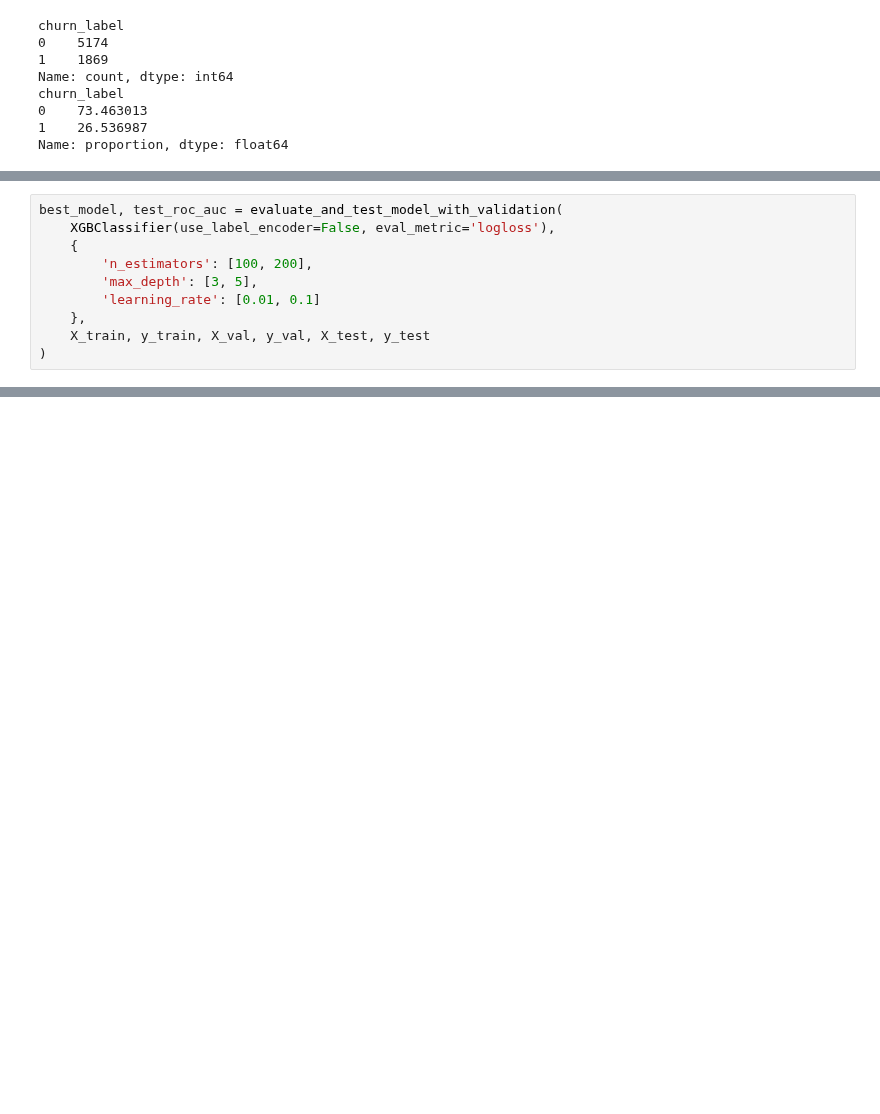
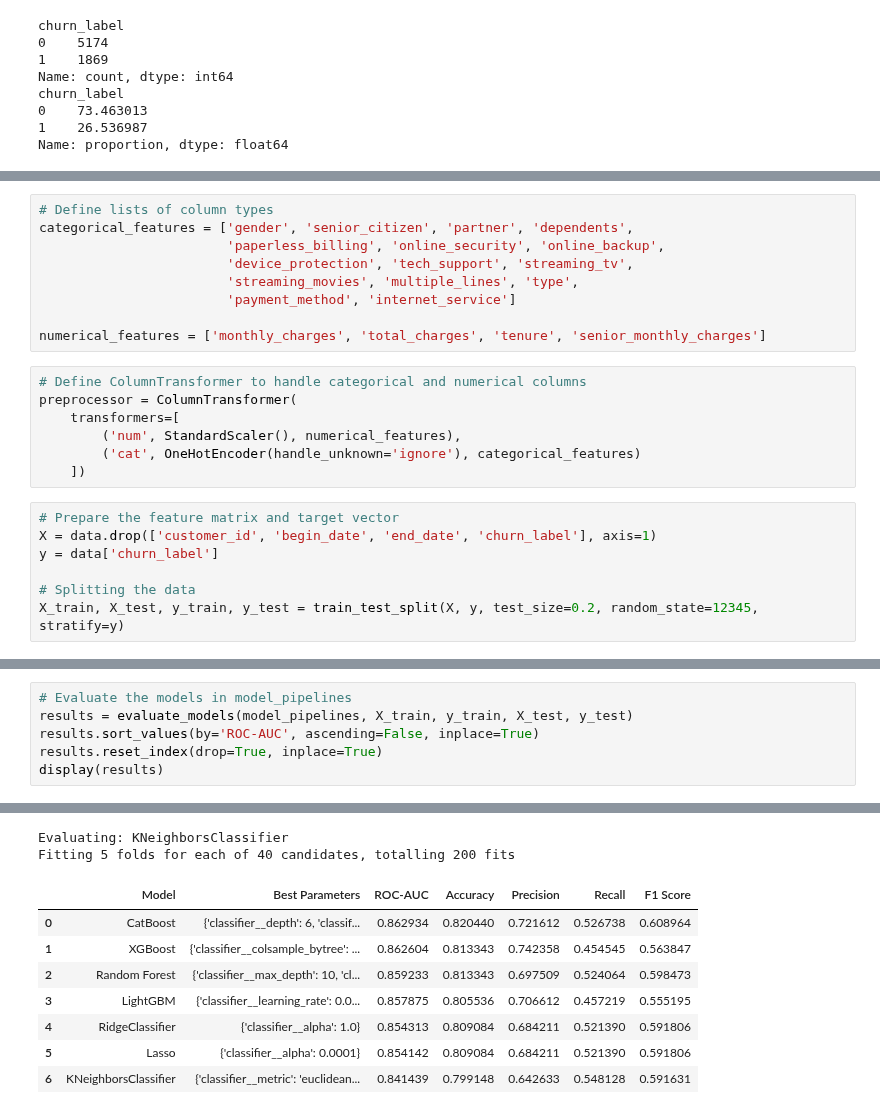
Before and after one commit to jestercruz/TripleTen-Projects, a Jupyter notebook: Sprint 17 Final Project/plan_model.ipynb, the cells around one changed output, grey strips where cells are left out. Saved outputs shown, nothing was run; the diff lists cells and outputs as text; blank space fills up the shorter version.

```diff
--- a/Sprint 17 Final Project/plan_model.ipynb
+++ b/Sprint 17 Final Project/plan_model.ipynb
@@ -671,10 +588,0 @@ def evaluate_and_test_model_with_validation(model, params, X_train, y_train, X_v
-# %%
-best_model, test_roc_auc = evaluate_and_test_model_with_validation(
-    XGBClassifier(use_label_encoder=False, eval_metric='logloss'),
-    {
-        'n_estimators': [100, 200],
-        'max_depth': [3, 5],
-        'learning_rate': [0.01, 0.1]
-    },
-    X_train, y_train, X_val, y_val, X_test, y_test
-)
@@ -767,0 +589,23 @@ Fitting 5 folds for each of 18 candidates, totalling 90 fits
+# %%
+# Define lists of column types
+categorical_features = ['gender', 'senior_citizen', 'partner', 'dependents',
+                        'paperless_billing', 'online_security', 'online_backup',
+                        'device_protection', 'tech_support', 'streaming_tv',
+                        'streaming_movies', 'multiple_lines', 'type',
+                        'payment_method', 'internet_service']
+
+numerical_features = ['monthly_charges', 'total_charges', 'tenure', 'senior_monthly_charges']
+# %%
+# Define ColumnTransformer to handle categorical and numerical columns
+preprocessor = ColumnTransformer(
+    transformers=[
+        ('num', StandardScaler(), numerical_features),
+        ('cat', OneHotEncoder(handle_unknown='ignore'), categorical_features)
+    ])
+# %%
+# Prepare the feature matrix and target vector
+X = data.drop(['customer_id', 'begin_date', 'end_date', 'churn_label'], axis=1)
+y = data['churn_label']
+
+# Splitting the data
+X_train, X_test, y_train, y_test = train_test_split(X, y, test_size=0.2, random_state=12345, stratify=y)
@@ -767,0 +773,7 @@ Fitting 5 folds for each of 18 candidates, totalling 90 fits
+# %%
+# Evaluate the models in model_pipelines
+results = evaluate_models(model_pipelines, X_train, y_train, X_test, y_test)
+results.sort_values(by='ROC-AUC', ascending=False, inplace=True)
+results.reset_index(drop=True, inplace=True)
+display(results)
+# %% [output]
@@ -767,0 +797,10 @@ Fitting 5 folds for each of 18 candidates, totalling 90 fits
+Evaluating: KNeighborsClassifier
+Fitting 5 folds for each of 40 candidates, totalling 200 fits
+|  | Model | Best Parameters | ROC-AUC | Accuracy | Precision | Recall | F1 Score |
+| 0 | CatBoost | {'classifier__depth': 6, 'classif... | 0.862934 | 0.820440 | 0.721612 | 0.526738 | 0.608964 |
+| 1 | XGBoost | {'classifier__colsample_bytree': ... | 0.862604 | 0.813343 | 0.742358 | 0.454545 | 0.563847 |
+| 2 | Random Forest | {'classifier__max_depth': 10, 'cl... | 0.859233 | 0.813343 | 0.697509 | 0.524064 | 0.598473 |
+| 3 | LightGBM | {'classifier__learning_rate': 0.0... | 0.857875 | 0.805536 | 0.706612 | 0.457219 | 0.555195 |
+| 4 | RidgeClassifier | {'classifier__alpha': 1.0} | 0.854313 | 0.809084 | 0.684211 | 0.521390 | 0.591806 |
+| 5 | Lasso | {'classifier__alpha': 0.0001} | 0.854142 | 0.809084 | 0.684211 | 0.521390 | 0.591806 |
+| 6 | KNeighborsClassifier | {'classifier__metric': 'euclidean... | 0.841439 | 0.799148 | 0.642633 | 0.548128 | 0.591631 |
```
Also changed, not shown: parts of 21 cells of this notebook, 5 other files.
